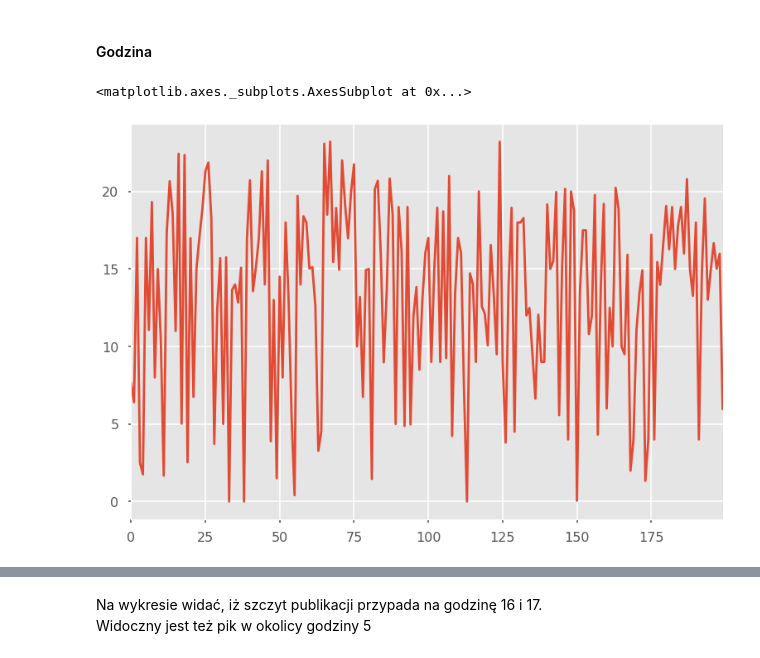
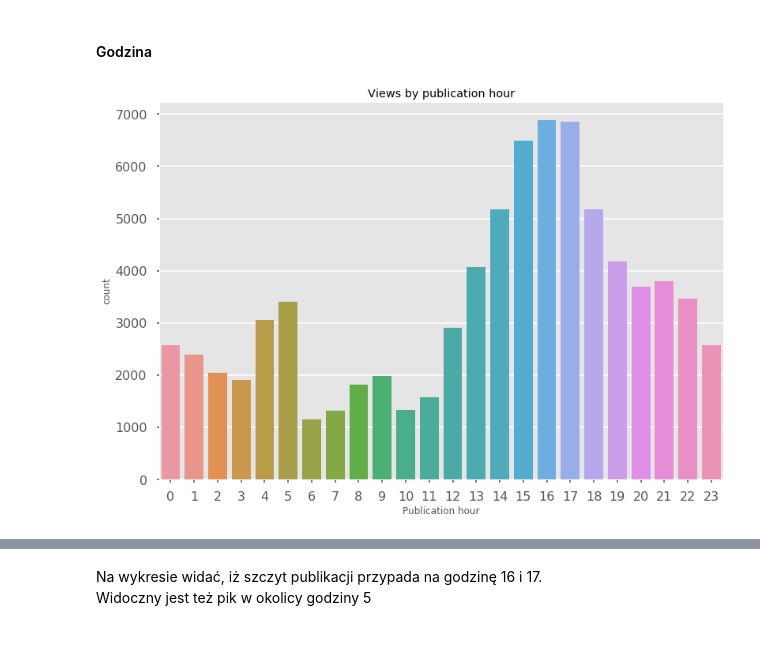
Before and after one commit to marrry/PED_YT, a Jupyter notebook: wstepne_wykresy.ipynb, the cells around one changed output, grey strips where cells are left out. Drawn from its saved outputs; the diff is of its cells as text; code cells hidden in the pictures.

```diff
--- a/wstepne_wykresy.ipynb
+++ b/wstepne_wykresy.ipynb
@@ -202,7 +211,8 @@ Text(0.5, 0, 'Publish month')
 #### Godzina
 # %%
 data["publish_hour"] = data.publish_time.dt.hour + data.publish_time.dt.minute/60
-data.publish_hour[0:200].plot()
+sns.countplot(data.publish_time.dt.hour)
+plt.xlabel("Publication hour");
+plt.title('Views by publication hour');
 # %% [output]
-<matplotlib.axes._subplots.AxesSubplot at 0x...>
-[figure, old version]
+[figure, new version]
```
Also changed, not shown: parts of 72 cells of this notebook.
